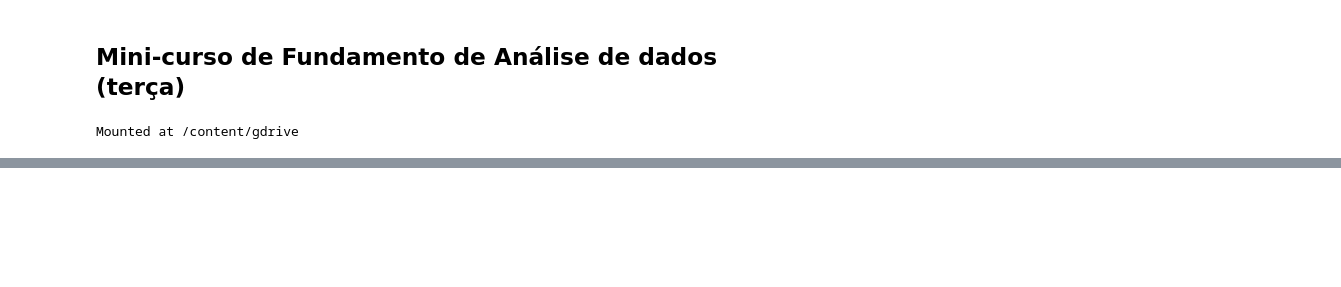
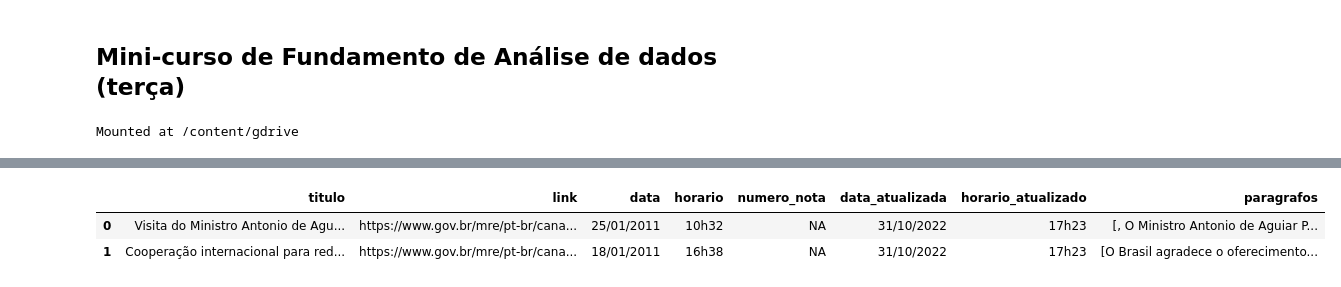
Before and after one commit to rafaelrdealmeida/fudamentos01, a Jupyter notebook: fundamentos01_terca.ipynb, the cells around one changed output, grey strips where cells are left out. Drawn from its saved outputs; the diff is of its cells as text; code cells hidden in the pictures; blank space fills up the shorter version.

```diff
--- a/fundamentos01_terca.ipynb
+++ b/fundamentos01_terca.ipynb
@@ -22,0 +70,6 @@ ValueError: Expected object or value
+# %%
+df.head(2)
+# %% [output]
+|  | titulo | link | data | horario | numero_nota | data_atualizada | horario_atualizado | paragrafos |
+| 0 | Visita do Ministro Antonio de Agu... | https://www.gov.br/mre/pt-br/cana... | 25/01/2011 | 10h32 | NA | 31/10/2022 | 17h23 | [, O Ministro Antonio de Aguiar P... |
+| 1 | Cooperação internacional para red... | https://www.gov.br/mre/pt-br/cana... | 18/01/2011 | 16h38 | NA | 31/10/2022 | 17h23 | [O Brasil agradece o oferecimento... |
```
Also changed, not shown: parts of 8 cells of this notebook.
